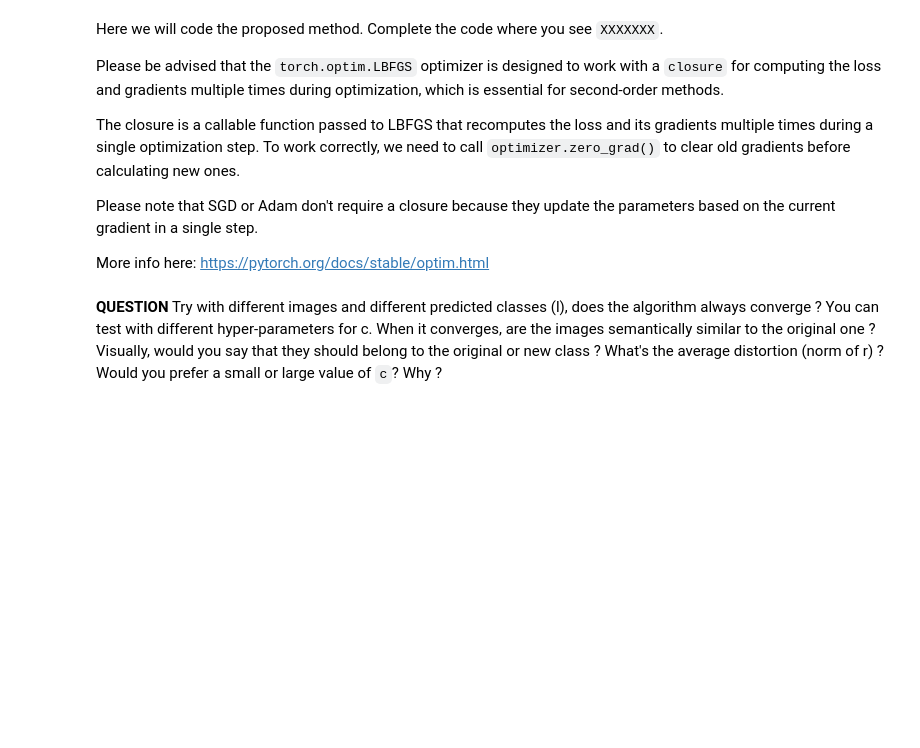
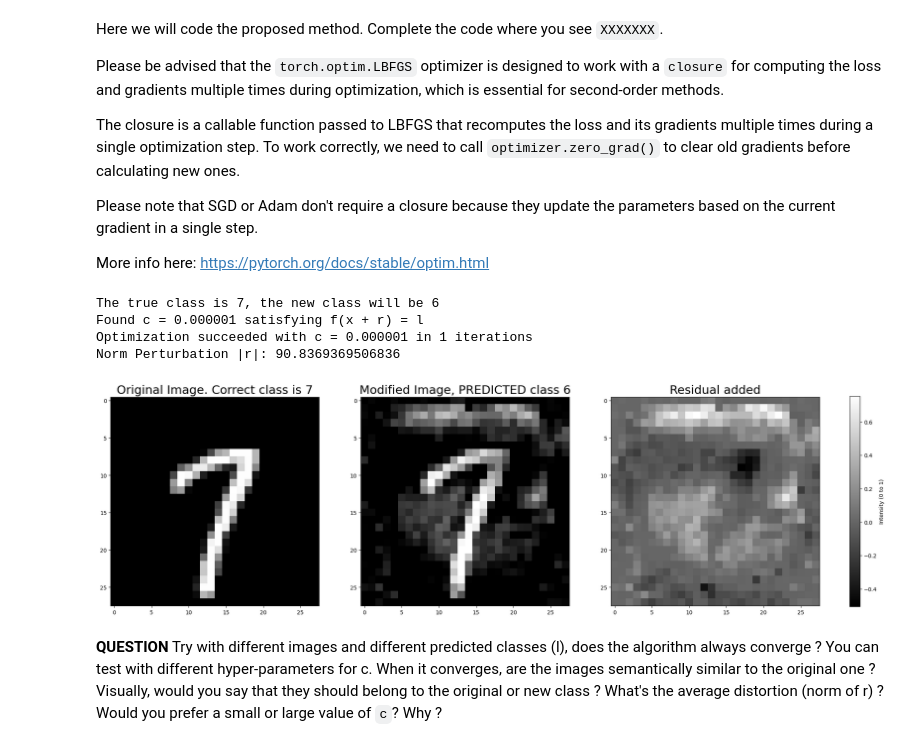
Before and after one commit to NailKhelifa/MVA_Representation_Learning, a Jupyter notebook: IntriguingProperties.ipynb, the cells around one changed output. Saved outputs shown, nothing was run; the diff lists cells and outputs as text; code cells hidden in the pictures; blank space fills up the shorter version.

```diff
--- a/IntriguingProperties.ipynb
+++ b/IntriguingProperties.ipynb
@@ -105,13 +116,3 @@ print(f"Each image is of shape: {image_size}")  # [28, 28]
 Here we code the model proposed in the article.
 
 **Question**: complete the code so that you can create *A simple fully connected network with one or more hidden layers. We refer to this network as “FC”*. Please code it so that the input_size of the model (i.e. size of the input images), the number and size of hidden layers (e.g., [100,100]) and the output size (i.e., number of possible classes) are parameters of the model. Since we will use the Cross Entropy loss of Pytorch, the model should output the unnormalized logits for each class.
-# %%
-class FullyConnectedNet(nn.Module):
-    def __init__(self, input_size, hidden_sizes, output_size):
-        super(FullyConnectedNet, self).__init__()
-
-        XXXXXXXXX
-
-    def forward(self, x):
-        XXXXXXXX
-        return XXXXXXXX
@@ -258,25 +564,35 @@ More info here: https://pytorch.org/docs/stable/optim.html
 # %%
 testI=testI.to(device)
 r = torch.zeros_like(testI, requires_grad=True, device=device)  # Initialize r as zero
-label=XXXXXX # manually chosen target class label different from true one
+# manually chosen target class label different from true one
+label=6 # the true class is 7
 l = torch.tensor([label]).to(device)
 l=l.to(device)
 l = l.view(1) # to have a batch size equal to 1 and work with CrossEntropy loss
 print(f"The true class is {testY}, the new class will be {l[0]}")
+loss_f = nn.CrossEntropyLoss()
 
+# Define the loss function : c|r| + \text{loss}_f (x + r, l)
+def objective(c, r, x, l):
+    x_r = torch.clamp(x + r, 0, 1)  # Ensure valid range for x + r
+    pred = model(x_r)  # Get logits from the model
+    return c*torch.abs(r).sum() + loss_f(pred, l)
 
-# Define the loss function
-def objective(c, r, x, l):
-    XXXXXXXXX
-    return XXXXXXX
-
+# Parameters adversarial example
+index=666 # index test image to use
 
 # Line search to find the minimum c > 0
 c = initial_c
 iter=0
 while (c <= max_c) and (iter <= max_iter_search):
     # Define the optimizer (Box-Constrained L-BFGS)
-    optimizerLBFGS = optim.LBFGS(XXXXXXX)
+    optimizerLBFGS = optimizerLBFGS = optim.LBFGS([r],
+                                                  lr=lr_LBFGS,
+                                                  max_iter=max_iter_LBFGS,
+                                                  tolerance_grad=epsilon_LBFGS,  # Gradient stopping tolerance
+                                                  tolerance_change=epsilon_LBFGS,  # Function change stopping tolerance
+                                                  line_search_fn='strong_wolfe'
+                                                  )
 
     def closure():
       optimizerLBFGS.zero_grad()
@@ -292,33 +608,39 @@ while (c <= max_c) and (iter <= max_iter_search):
     with torch.no_grad():
         x_r = torch.clamp(testI + r, 0, 1)  # Ensure x + r ∈ [0, 1]^m
         pred = model(x_r)
         predicted_label = torch.argmax(pred, dim=1)
 
     # Check if the condition f(x + r) = l is satisfied
     if predicted_label == l:
         print(f"Found c = {c:.6f} satisfying f(x + r) = l")
         iter=iter+1
         break
     else:
         iter=iter+1
 
     # If not satisfied, increase c
-    c XXXXXXX # Adjust step size for line search
+    c *= mult_c # Adjust step size for line search
     if (iter) % 20 == 0:
         print(f'Iter {iter}/{max_iter_search}, Value of c: {c:.6f}')
 
 if (c > max_c) or (iter > max_iter_search):
     print("Failed to find c satisfying f(x + r) = l within the maximum limit of c and max number of iter.")
     #print(f"Perturbation r: {r}")
     print(f"Norm Perturbation |r|: {torch.norm(r, p=1)}")
 
     plot_results(testI, r, x_r, testY, l, fail=True)
 
 else:
     print(f"Optimization succeeded with c = {c:.6f} in {iter} iterations")
     #print(f"Perturbation r: {r}")
     print(f"Norm Perturbation |r|: {torch.norm(r, p=1)}")
 
     plot_results(testI, r, x_r, testY, l, fail=False)
+# %% [output]
+The true class is 7, the new class will be 6
+Found c = 0.000001 satisfying f(x + r) = l
+Optimization succeeded with c = 0.000001 in 1 iterations
+Norm Perturbation |r|: 90.8369369506836
+[figure, added]
 # %% [markdown]
 **QUESTION** Try with different images and different predicted classes (l), does the algorithm always converge ? You can test with different hyper-parameters for c. When it converges, are the images semantically similar to the original one ? Visually, would you say that they should belong to the original or new class ? What's the average distortion (norm of r) ? Would you prefer a small or large value of `c`? Why ?
```
Also changed, not shown: parts of 57 cells of this notebook, 1 other file.
